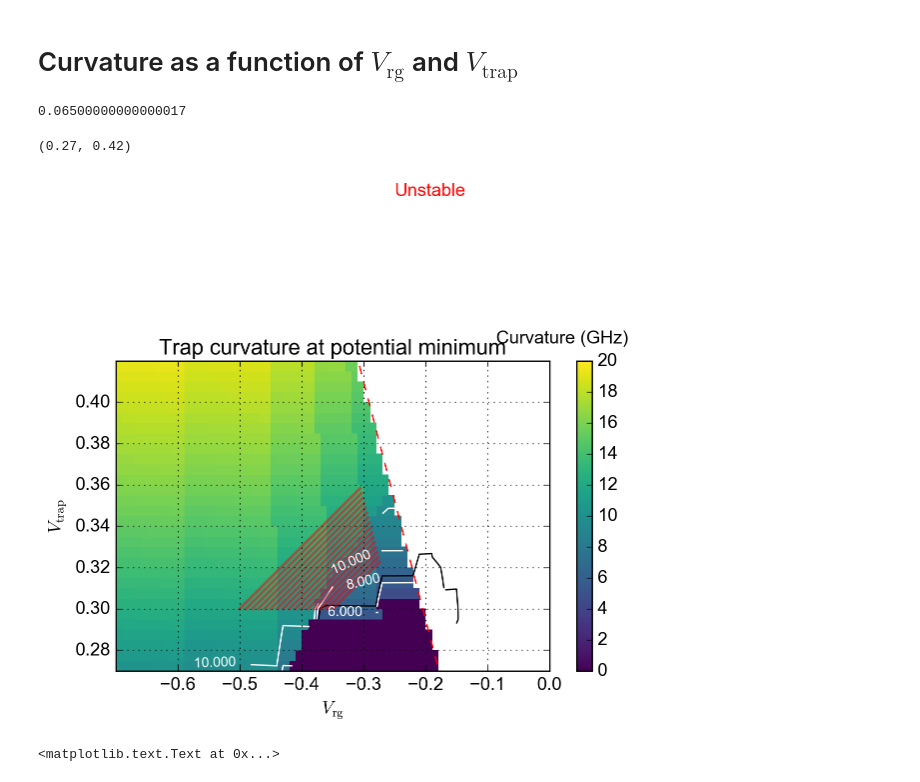
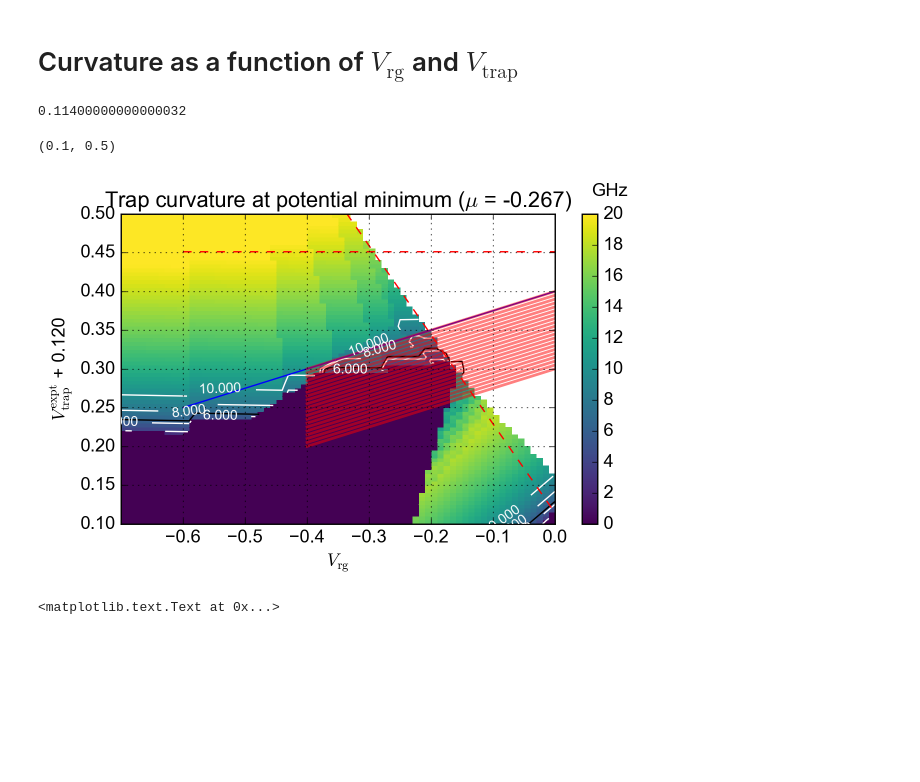
Before and after one commit to gkoolstra/ipython-notebooks, a Jupyter notebook: 20160530 - Master simulation notebook.ipynb, the cells around one changed output. Saved outputs shown, nothing was run; the diff lists cells and outputs as text; code cells hidden in the pictures; blank space fills up the shorter version.

```diff
--- a/20160530 - Master simulation notebook.ipynb
+++ b/20160530 - Master simulation notebook.ipynb
@@ -867,7 +867,7 @@ Vtraps = np.arange(0.05, 0.605, 0.005)
 Vresguards = np.arange(0.00, -0.81, -0.01)
 trapguard = 0.00
 
-mu = -0.260
+mu = -0.267
 fit_potential_minimum=True
 
 efreqs = np.zeros((len(Vtraps), len(Vresguards)))
@@ -932,49 +932,54 @@ fig=plt.figure(figsize=(7.,4.))
 common.configure_axes(13)
 plt.pcolormesh(Vresguards, Vtraps, Em, vmin=0, vmax=20, cmap=plt.cm.viridis)
 cbar = plt.colorbar()
-cbar.set_label("Curvature (GHz)", labelpad=-40, x=1.10, y=1.10, rotation=0)
+cbar.set_label("GHz", labelpad=-10, x=1.10, y=1.10, rotation=0)
 plt.xlim(np.min(Vresguards), np.max(Vresguards))
 plt.ylim(np.min(Vtraps), np.max(Vtraps))
 plt.xlabel("$V_\mathrm{rg}$")
-plt.ylabel("$V_\mathrm{trap}$")
-plt.title("Trap curvature at potential minimum")
+plt.ylabel("$V_\mathrm{trap}^\mathrm{expt}$ + 0.120")
+plt.title("Trap curvature at potential minimum ($\mu$ = %.3f)"%mu)
 plt.contour(Vresguards, Vtraps, efreqs/1E9, levels=[6.5], colors='k')
 
 plt.grid()
 x = np.linspace(-0.6, 0.0, 100)
 plt.plot(x, Vtrap_expt(x, mu) + 0.120, '--', color='red')
 plt.plot(x, Vtrap_th_expt(x, mu) + 0.120, '--', color='red')
-
+plt.plot(x, 0.25*x+0.4)
+# plt.plot(x, 0.42 + 1.17*x, '--', color='gray')
 #CS = plt.contour(Vresguards, Vtraps, Zm, colors='white', levels=levels)
 CS = plt.contour(Vresguards, Vtraps, Em, colors='white', levels=levels)
 plt.clabel(CS, colors='white', inline=1, fontsize=10)
-plt.text(-0.25, 0.5, "Unstable", fontsize=13, color='red')
+# plt.text(-0.25, 0.5, "Unstable", fontsize=13, color='red')
 # plt.plot(x, Vtrap_IsoBarrier_expt(x, contour=0.010) + 0.120, '--', color='deeppink')
 
 def f_mu(mu):
     return -1.755 -7*mu
 
-slope = 0.30
-Vtrap_park = 0.180 + 0.120
-Vrg_ac_start = np.arange(-0.500, -0.350, 0.010)
-Vtrap_ac_start = Vtrap_park * np.ones(len(Vrg_ac_start))
-Vrg_x = (0.120 + (f_mu(mu) - 0.120) - Vtrap_ac_start + slope * Vrg_ac_start) / (slope + 1.15)
-Vrg_ac_stop = Vrg_x - 0.040
-Vtrap_ac_stop = slope * (Vrg_ac_stop-Vrg_ac_start) + Vtrap_ac_start
+# slope = 0.30
+# Vtrap_park = 0.180 + 0.120
+# Vrg_ac_start = np.arange(-0.500, -0.350, 0.010)
+# Vtrap_ac_start = Vtrap_park * np.ones(len(Vrg_ac_start))
+# Vrg_x = (0.120 + (f_mu(mu) - 0.120) - Vtrap_ac_start + slope * Vrg_ac_start) / (slope + 1.15)
+# Vrg_ac_stop = Vrg_x - 0.040
+# Vtrap_ac_stop = slope * (Vrg_ac_stop-Vrg_ac_start) + Vtrap_ac_start
+Vtrap_ac_start = np.arange(0.40, 0.30, -0.005)
+Vtrap_ac_stop = Vtrap_ac_start - 0.1
+Vrg_ac_start = np.zeros(len(Vtrap_ac_start))
+Vrg_ac_stop = 1/0.25*(Vtrap_ac_stop - Vtrap_ac_start)
 
 for Vrg_start, Vrg_stop, Vtrap_start, Vtrap_stop in zip(Vrg_ac_start, Vrg_ac_stop, Vtrap_ac_start, Vtrap_ac_stop):
     Vrg_sweep = np.linspace(Vrg_start, Vrg_stop, 1E3)
     Vtrap_sweep = np.linspace(Vtrap_start, Vtrap_stop, 1E3)
     plt.plot(Vrg_sweep, Vtrap_sweep, '-', lw=2, color='r', alpha=0.5)
 
 plt.xlim(-0.7, 0.0)
-plt.ylim(0.27, 0.42)
+plt.ylim(0.10, 0.50)
 
 # common.save_figure(fig, save_path=r"/Volumes/slab-1/_Data/170422 - EonHe M018V6 with L3 etch/data/170711")
 # %% [output]
-0.06500000000000017
+0.11400000000000032
-(0.27, 0.42)
+(0.1, 0.5)
-[figure, old version]
+[figure, new version]
 # %%
 fig = plt.figure(figsize=(7.,4.))
 common.configure_axes(13)
```
Also changed, not shown: parts of 2 cells of this notebook, 6 other files.
